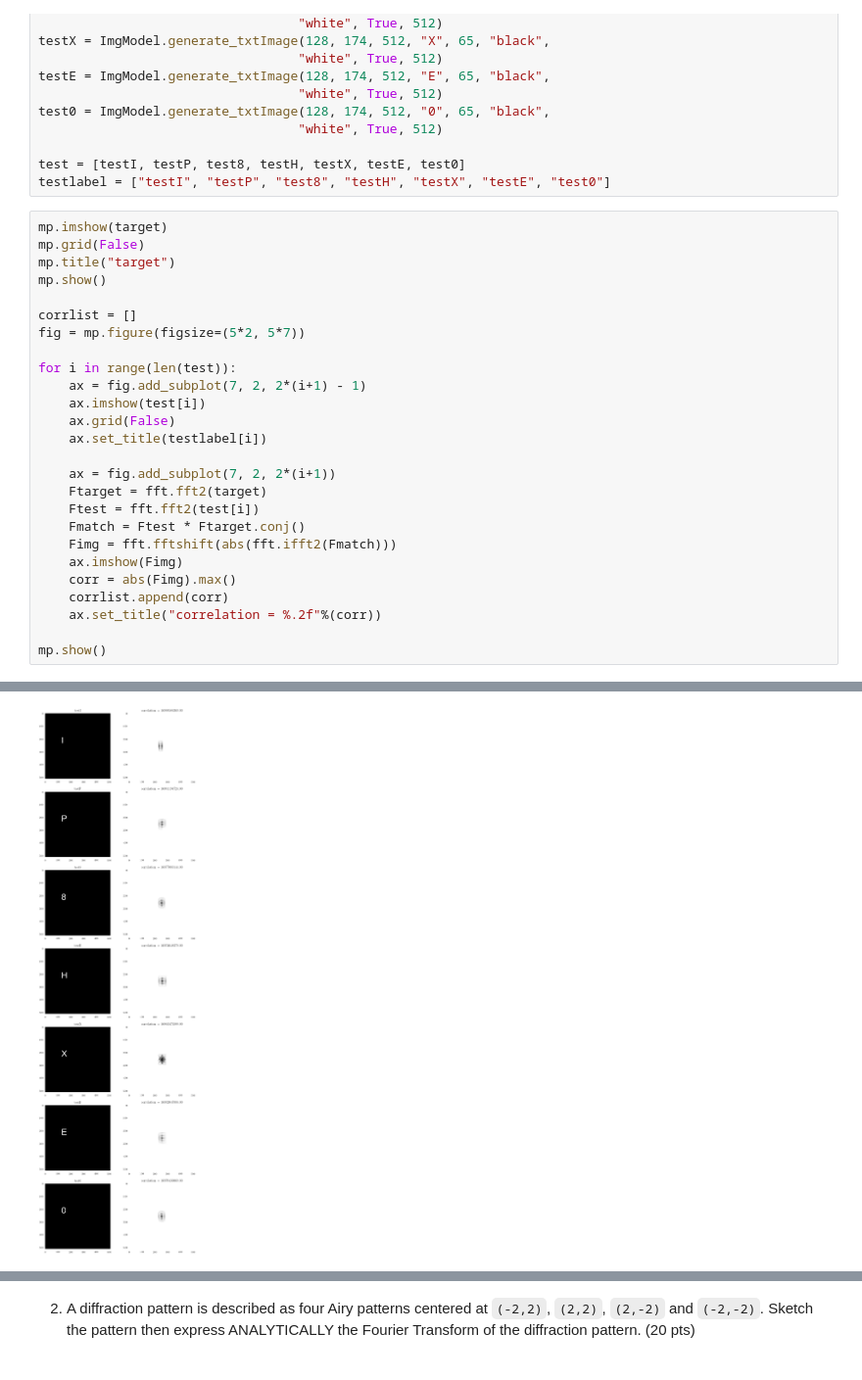
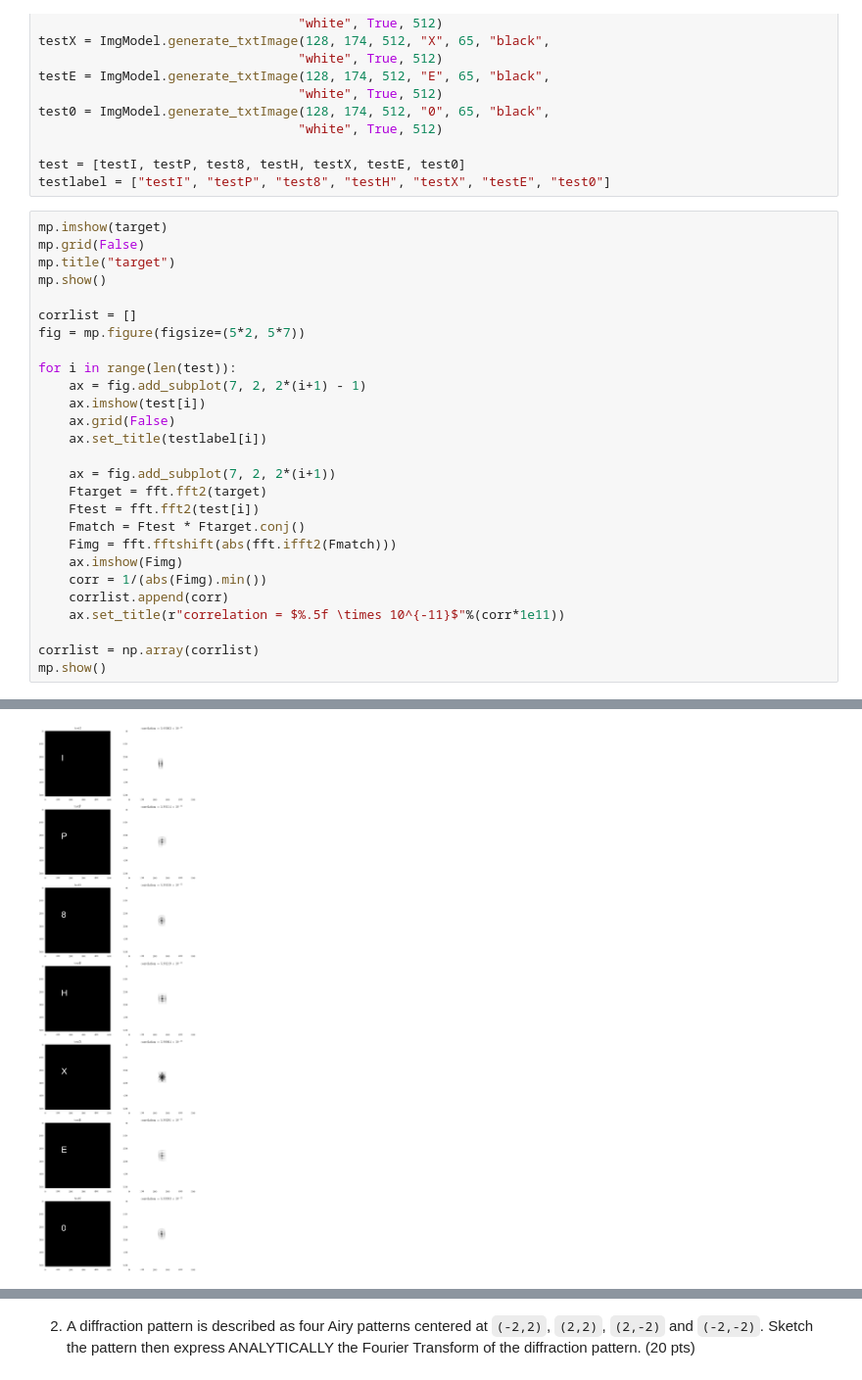
Before and after one commit to kvdomingo/Physics-166, a Jupyter notebook: LE2.ipynb, the cells around one changed output, grey strips where cells are left out. Shown at 98% size. Drawn from its saved outputs; the diff is of its cells as text.

```diff
--- a/LE2.ipynb
+++ b/LE2.ipynb
@@ -211,32 +211,33 @@ testlabel = ["testI", "testP", "test8", "testH", "testX", "testE", "test0"]
 # %%
 mp.imshow(target)
 mp.grid(False)
 mp.title("target")
 mp.show()
 
 corrlist = []
 fig = mp.figure(figsize=(5*2, 5*7))
 
 for i in range(len(test)):
     ax = fig.add_subplot(7, 2, 2*(i+1) - 1)
     ax.imshow(test[i])
     ax.grid(False)
     ax.set_title(testlabel[i])
 
     ax = fig.add_subplot(7, 2, 2*(i+1))
     Ftarget = fft.fft2(target)
     Ftest = fft.fft2(test[i])
     Fmatch = Ftest * Ftarget.conj()
     Fimg = fft.fftshift(abs(fft.ifft2(Fmatch)))
     ax.imshow(Fimg)
-    corr = abs(Fimg).max()
+    corr = 1/(abs(Fimg).min())
     corrlist.append(corr)
-    ax.set_title("correlation = %.2f"%(corr))
+    ax.set_title(r"correlation = $%.5f \times 10^{-11}$"%(corr*1e11))
 
+corrlist = np.array(corrlist)
 mp.show()
 # %% [output]
 [figure]
-[figure, old version]
+[figure, new version]
 # %%
 # mp.plot(corrlist, "o")
 mp.bar(range(len(corrlist)), corrlist)
```
Also changed, not shown: parts of 3 cells of this notebook.
